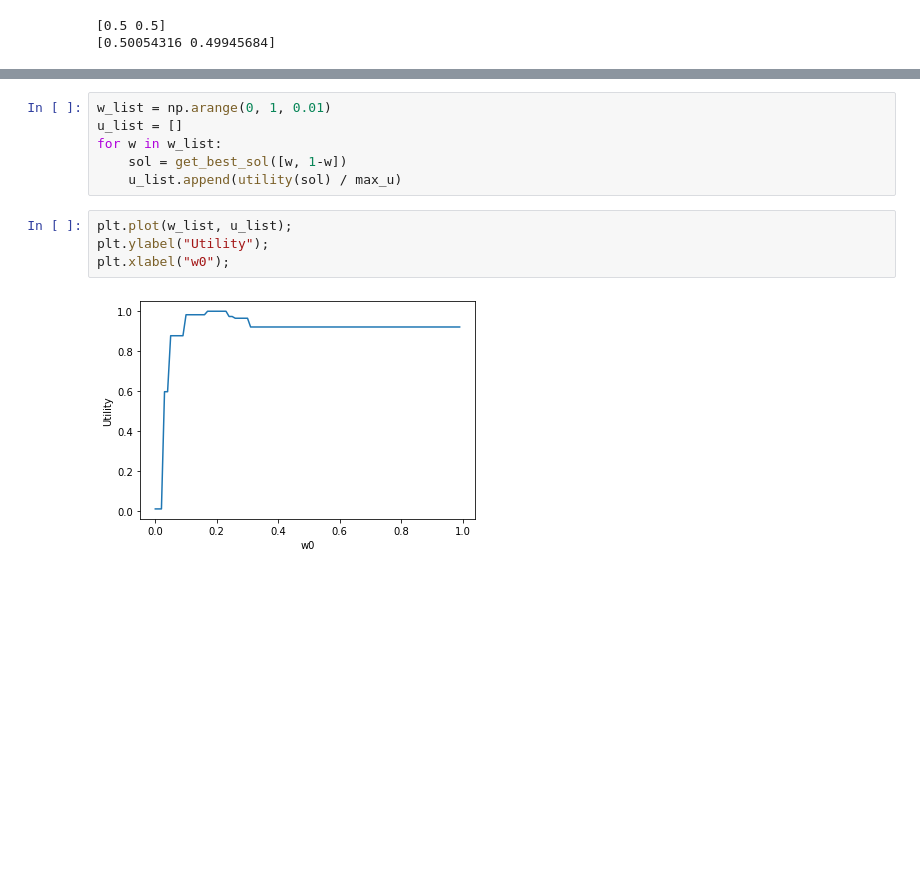
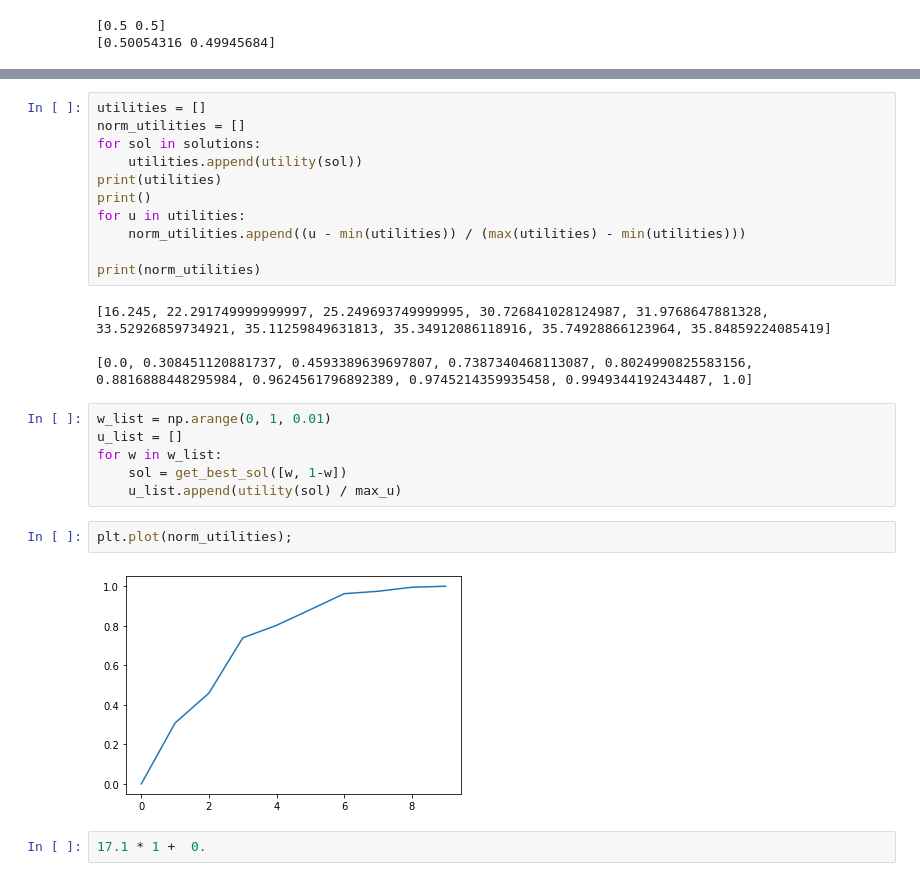
Before and after one commit to BenjaminEngelman/PreferenceElicitationMORL, a Jupyter notebook: explore.ipynb, the cells around one changed output, grey strips where cells are left out. Saved outputs shown, nothing was run; the diff lists cells and outputs as text; blank space fills up the shorter version.

```diff
--- a/explore.ipynb
+++ b/explore.ipynb
@@ -223,12 +210,27 @@ for sol in solutions:
+# %%
+utilities = []
+norm_utilities = []
+for sol in solutions:
+    utilities.append(utility(sol))
+print(utilities)
+print()
+for u in utilities:
+    norm_utilities.append((u - min(utilities)) / (max(utilities) - min(utilities)))
+
+print(norm_utilities)
+# %% [output]
+[16.245, 22.291749999999997, 25.249693749999995, 30.726841028124987, 31.9768647881328, 33.52926859734921, 35.11259849631813, 35.34912086118916, 35.74928866123964, 35.84859224085419]
+
+[0.0, 0.308451120881737, 0.4593389639697807, 0.7387340468113087, 0.8024990825583156, 0.8816888448295984, 0.9624561796892389, 0.9745214359935458, 0.9949344192434487, 1.0]
 # %%
 w_list = np.arange(0, 1, 0.01)
 u_list = []
 for w in w_list:
     sol = get_best_sol([w, 1-w])
     u_list.append(utility(sol) / max_u)
-# %%
-plt.plot(w_list, u_list);
-plt.ylabel("Utility");
-plt.xlabel("w0");
-# %% [output]
-[figure, removed]
+# %%
+plt.plot(norm_utilities);
+# %% [output]
+[figure, added]
+# %%
+17.1 * 1 +  0.
```
Also changed, not shown: parts of 14 cells of this notebook, 24 other files.
